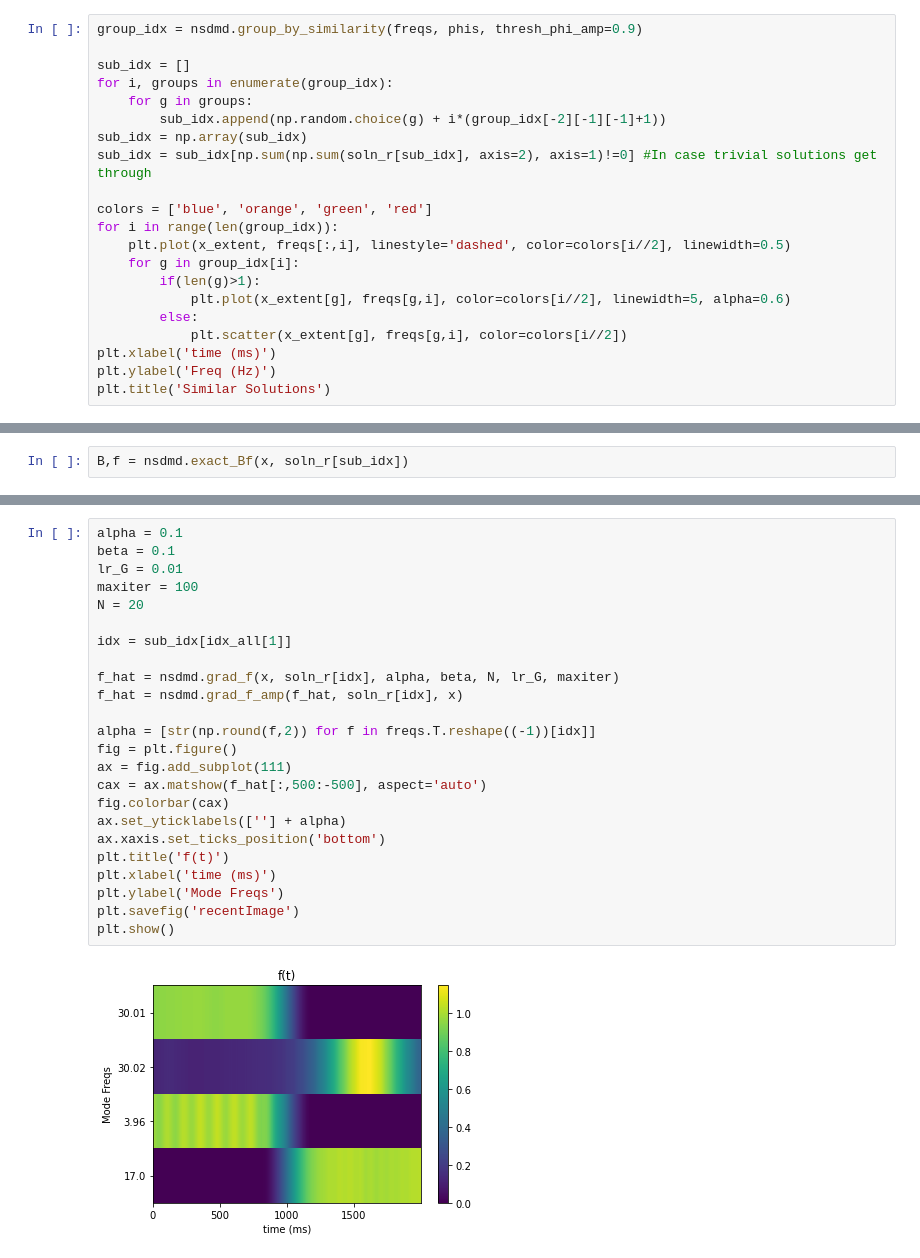
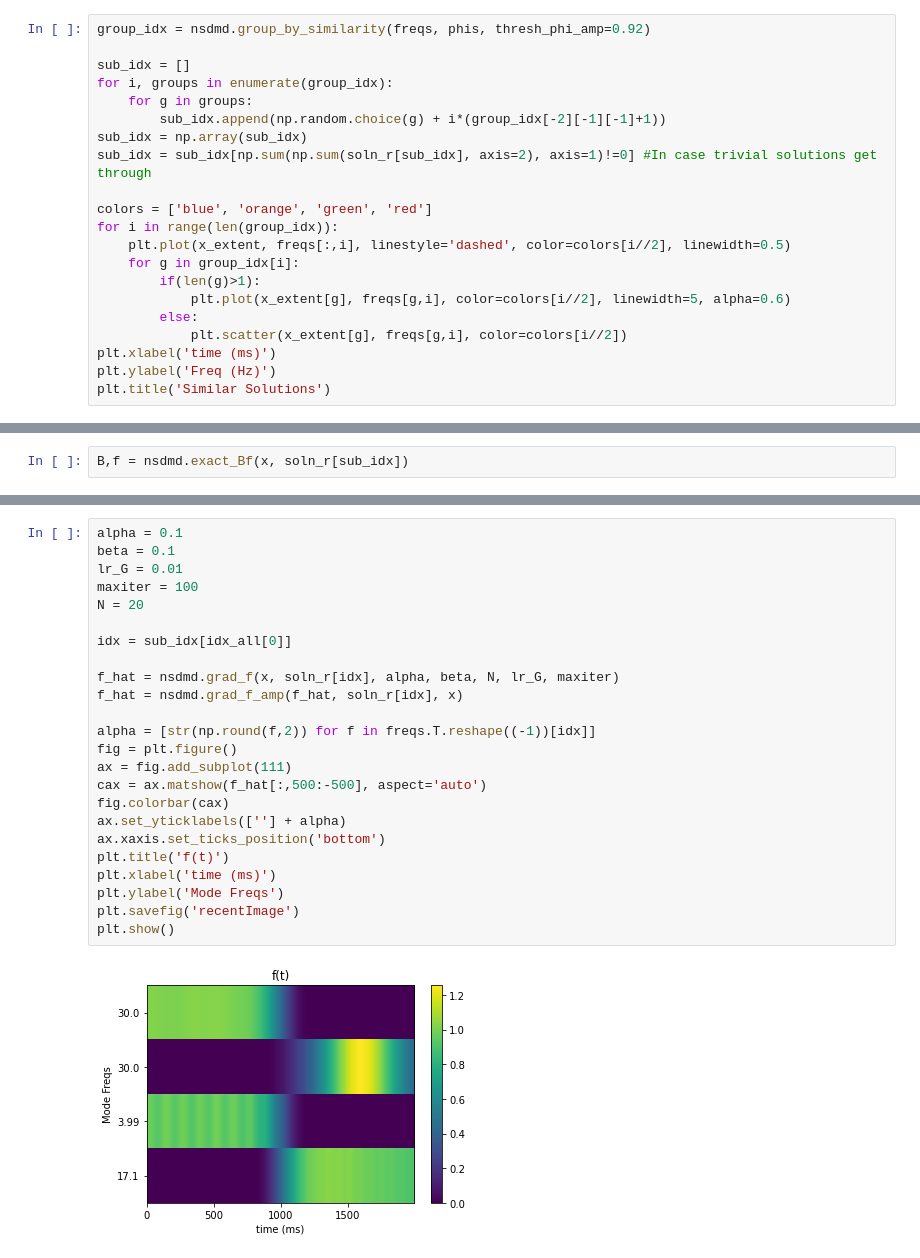
Before and after one commit to learning-2-learn/nsdmd, a Jupyter notebook: examples/two_network_demo.ipynb, the cells around one changed output, grey strips where cells are left out. Saved outputs shown, nothing was run; the diff lists cells and outputs as text.

```diff
--- a/examples/two_network_demo.ipynb
+++ b/examples/two_network_demo.ipynb
@@ -74,7 +74,7 @@ Text(0, 0.5, 'Freq (Hz)')
 soln = nsdmd.get_soln(freqs, phis, t, t[windows[:,0]])
 soln_r = np.transpose(soln, (1,0,2,3)).reshape((-1, soln.shape[2], soln.shape[3]))
 # %%
-group_idx = nsdmd.group_by_similarity(freqs, phis, thresh_phi_amp=0.9)
+group_idx = nsdmd.group_by_similarity(freqs, phis, thresh_phi_amp=0.92)
 
 sub_idx = []
 for i, groups in enumerate(group_idx):
@@ -137,29 +131,29 @@ imp.reload(nsdmd)
 # %%
 alpha = 0.1
 beta = 0.1
 lr_G = 0.01
 maxiter = 100
 N = 20
 
-idx = sub_idx[idx_all[1]]
+idx = sub_idx[idx_all[0]]
 
 f_hat = nsdmd.grad_f(x, soln_r[idx], alpha, beta, N, lr_G, maxiter)
 f_hat = nsdmd.grad_f_amp(f_hat, soln_r[idx], x)
 
 alpha = [str(np.round(f,2)) for f in freqs.T.reshape((-1))[idx]]
 fig = plt.figure()
 ax = fig.add_subplot(111)
 cax = ax.matshow(f_hat[:,500:-500], aspect='auto')
 fig.colorbar(cax)
 ax.set_yticklabels([''] + alpha)
 ax.xaxis.set_ticks_position('bottom')
 plt.title('f(t)')
 plt.xlabel('time (ms)')
 plt.ylabel('Mode Freqs')
 plt.savefig('recentImage')
 plt.show()
 # %% [output]
-[figure, old version]
+[figure, new version]
 # %%
 colors = ['orange', 'blue', 'blue', 'green', 'blue', 'green']
 for i,f in enumerate(f_hat[:,500:-500]):
```
Also changed, not shown: parts of 9 cells of this notebook, 2 other files.
